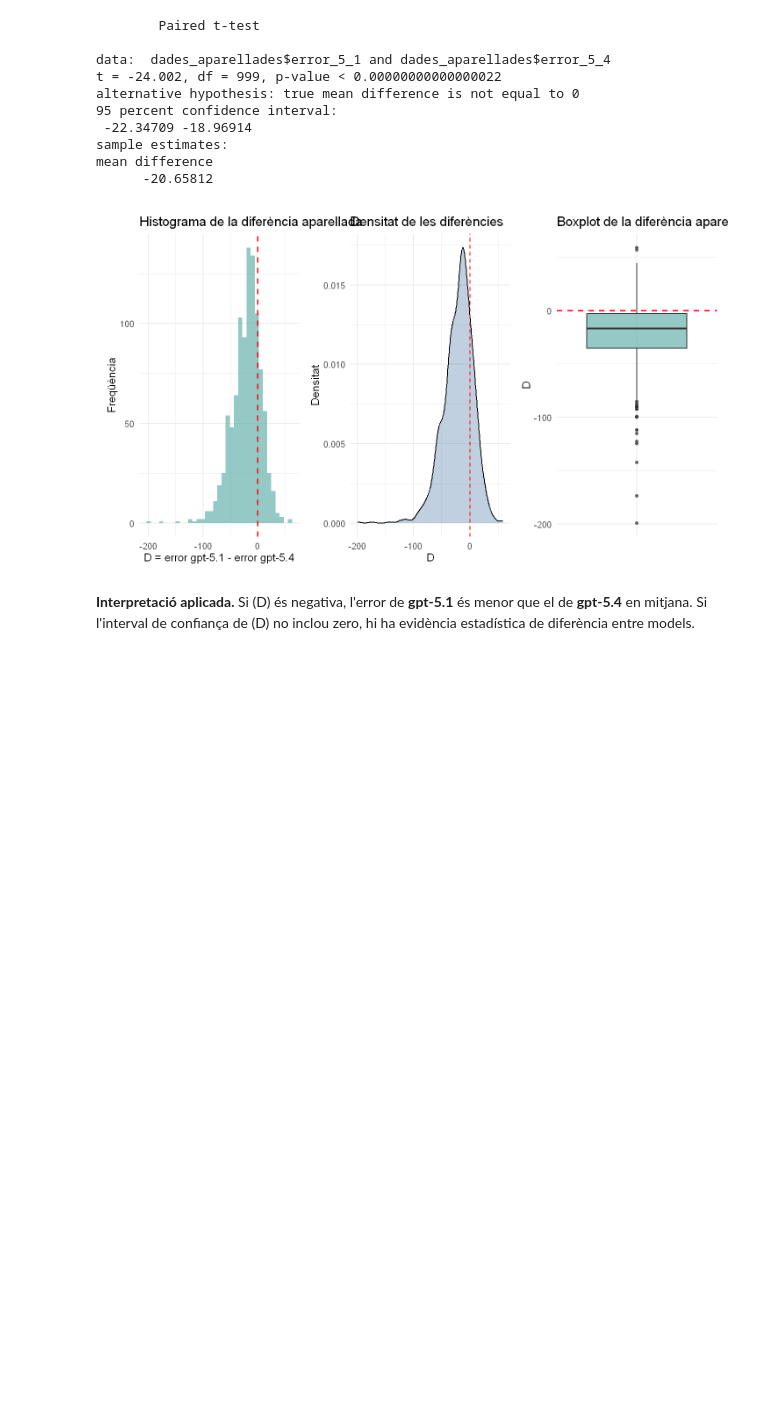
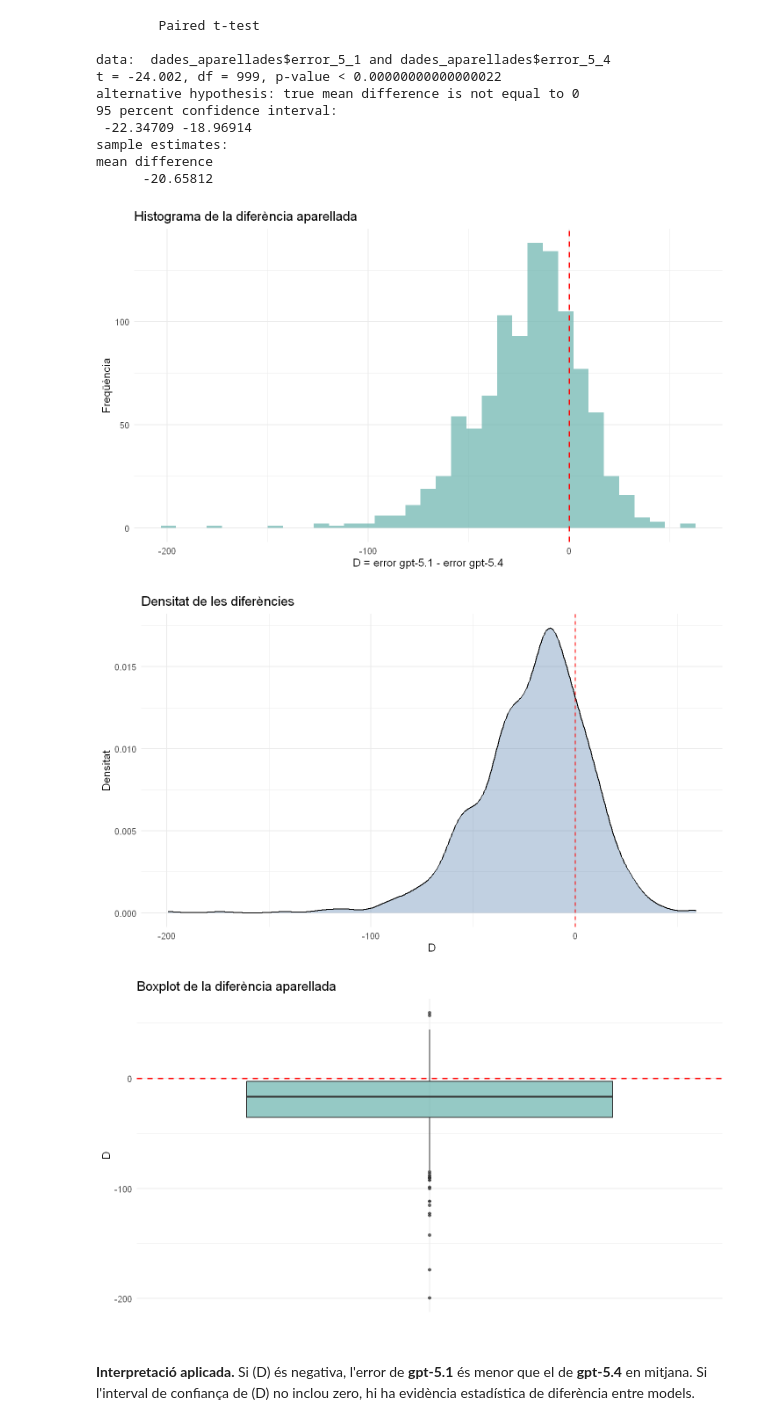
Before and after one commit to adriasebastia/color-llm-benchmark, a Jupyter notebook: analisis/estudi_models_5_1_5_4.ipynb, the cells around one changed output. Drawn from its saved outputs; the diff is of its cells as text; code cells hidden in the pictures; blank space fills up the shorter version.

```diff
--- a/analisis/estudi_models_5_1_5_4.ipynb
+++ b/analisis/estudi_models_5_1_5_4.ipynb
@@ -886,26 +974,30 @@ mean difference
 # %%
 # Gràfics de les diferències amb línia vertical a zero.
 graf_diff_hist <- ggplot(dades_aparellades, aes(x = D)) +
   geom_histogram(bins = 35, fill = "#72B7B2", alpha = 0.75) +
   geom_vline(xintercept = 0, color = "red", linetype = "dashed", linewidth = 1) +
   labs(
     title = "Histograma de la diferència aparellada",
     x = "D = error gpt-5.1 - error gpt-5.4",
     y = "Freqüència"
   )
 
 graf_diff_box <- ggplot(dades_aparellades, aes(y = D, x = "")) +
   geom_boxplot(fill = "#72B7B2", alpha = 0.75) +
   geom_hline(yintercept = 0, color = "red", linetype = "dashed", linewidth = 1) +
   labs(
     title = "Boxplot de la diferència aparellada",
     x = "",
     y = "D"
   )
 
-graf_diff_hist + graf_dens_D + graf_diff_box
+graf_diff_hist
+graf_dens_D
+graf_diff_box
 # %% [output]
-[figure, old version]
+[figure, new version]
+[figure, added]
+[figure, added]
 # %% [markdown]
 **Interpretació aplicada.** Si \(D\) és negativa, l'error de **gpt-5.1** és menor que el de **gpt-5.4** en mitjana. Si l'interval de confiança de \(D\) no inclou zero, hi ha evidència estadística de diferència entre models.
 # %% [markdown]
```
Also changed, not shown: parts of 10 cells of this notebook.
